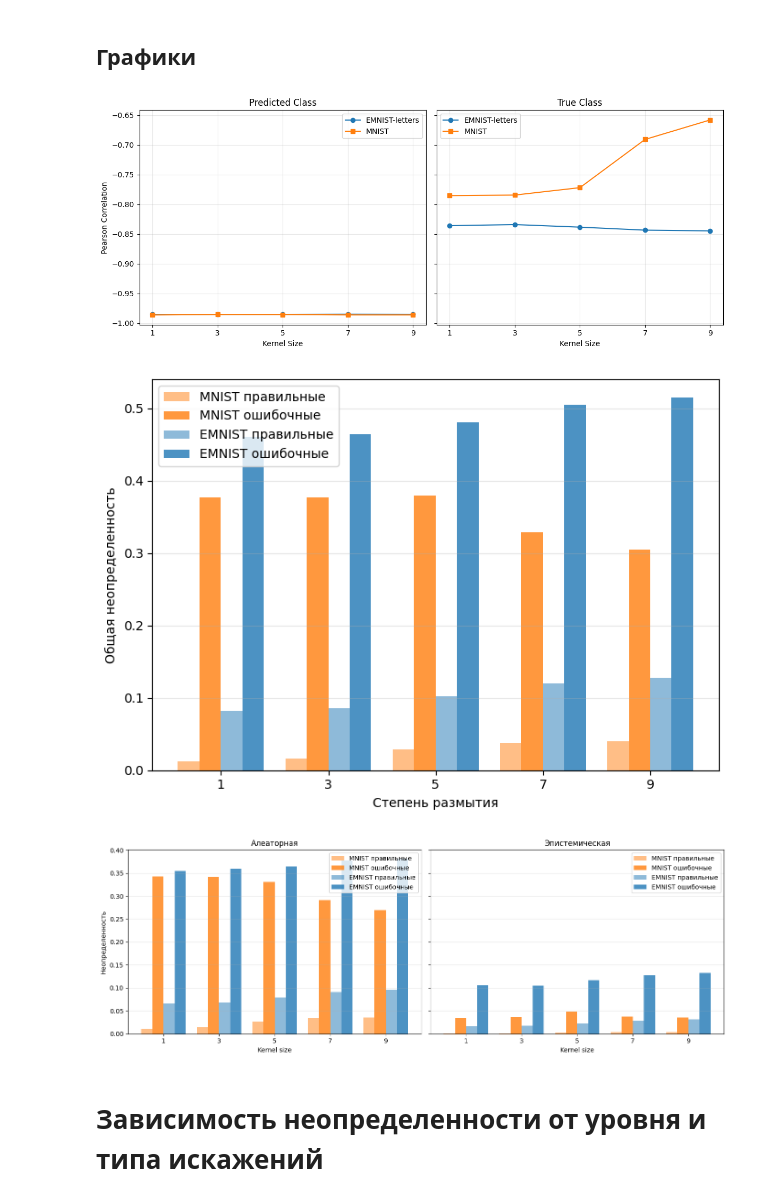
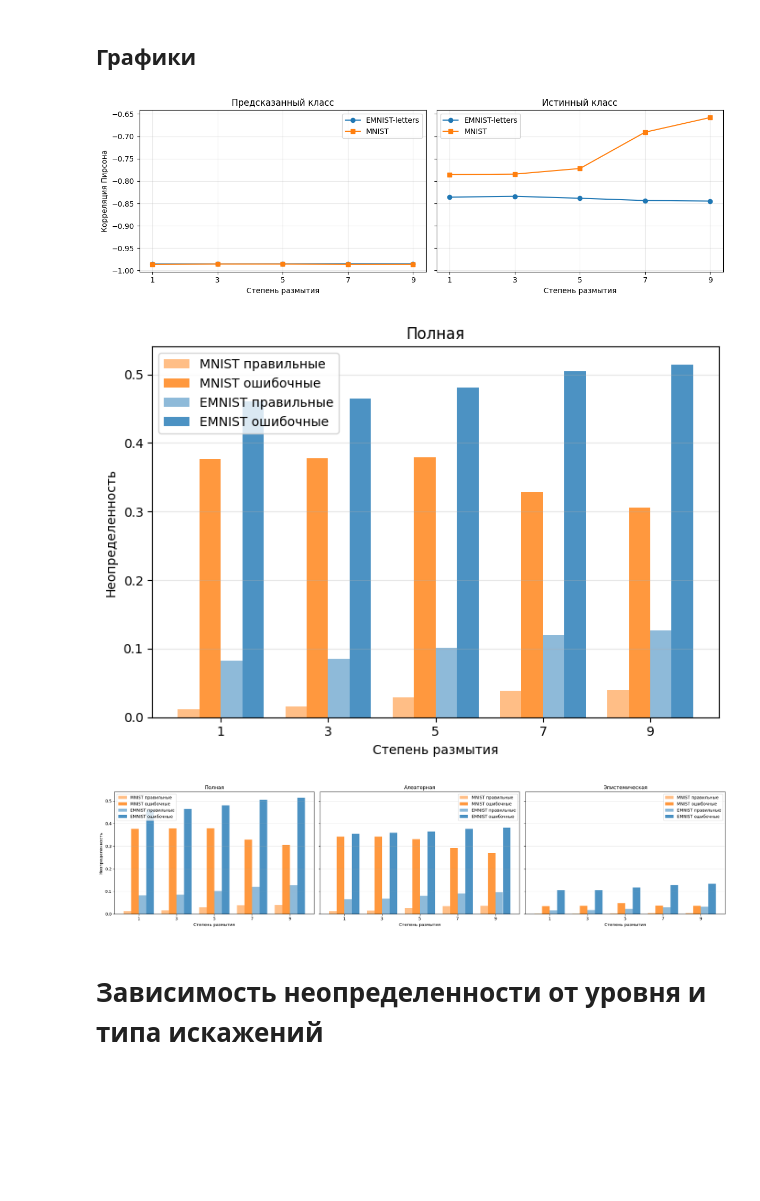
Before and after one commit to qosquo/bayes_nn, a Jupyter notebook: examples/emnist_vs_mnist.ipynb, the cells around one changed output. Drawn from its saved outputs; the diff is of its cells as text; code cells hidden in the pictures; blank space fills up the shorter version.

```diff
--- a/examples/emnist_vs_mnist.ipynb
+++ b/examples/emnist_vs_mnist.ipynb
@@ -48,6 +48,14 @@ emnist_model = LeNet(
     rho_init=-5.724956071835678
 ).to(device)
 
+emnist18_model = LeNet(
+    prior_sigma1=math.exp(-1.3636347242568807),
+    prior_sigma2=math.exp(-6.836981395452928),
+    prior_pi=0.6918513223148149,
+    num_classes=18,
+    rho_init=-5.997174678029607
+).to(device)
+
 # Optimizer (needed to load checkpoint)
 optimizer = torch.optim.Adam(emnist_model.parameters(), lr=config.learning_rate)
 # Load weights
@@ -55,6 +63,8 @@ config.model_name = 'lenet_emnist_lrp9p426em04_logprior1mp847_logprior2m7p293_pr
 load_checkpoint(emnist_model, None, f'{config.checkpoint_path}/{config.model_name}/{config.model_name}_20260317.pth', device)
 config.model_name = 'lenet_mnist_lrp1em04_logprior10_logprior2m6_priorpip5_v1'
 load_checkpoint(mnist_model, optimizer, f'{config.checkpoint_path}/{config.model_name}/{config.get_checkpoint_name(190, date="20260129")}', device)
+config.model_name = 'lenet_emnist_nc18_lr7p825em04_logprior1mp364_logprior2m6p837_priorpip692_rhoinit_m5p997_batch_128_v1'
+load_checkpoint(emnist18_model, optimizer, f'{config.checkpoint_path}/{config.model_name}/{config.get_checkpoint_name(40, date="20260619")}', device)
 # %% [output]
 [checkpoint] Loaded from ../checkpoints/lenet_emnist_lrp9p426em04_logprior1mp847_logprior2m7p293_priorpip446_rhoinit_m5p724_batch_64_v1/lenet_emnist_lrp9p426em04_logprior1mp847_logprior2m7p293_priorpi ...
 [checkpoint] Loaded from ../checkpoints/lenet_mnist_lrp1em04_logprior10_logprior2m6_priorpip5_v1/lenet_mnist_lrp1em04_logprior10_logprior2m6_priorpip5_v1_epoch_190_20260129.pth, starting at epoch 191
@@ -330,34 +341,34 @@ Kernel 9: E[epistemic]=0.006034, E[aleatoric]=0.052973, ratio=0.1139
 # %% [markdown]
 ## Графики
 # %%
-fig, axes = plt.subplots(1, 2, figsize=(12, 5), sharey=True)
+fig, axes = plt.subplots(1, 2, figsize=(12, 4), sharey=True)
 
 colors = {'E': 'C0', 'M': 'C1'}
 markers = {'E': 'o', 'M': 's'}
 
 # Левый subplot — pred_conf
 axes[0].plot(kernel_sizes, emnist_correlations_pred, marker=markers['E'], color=colors['E'], label='EMNIST-letters')
 axes[0].plot(kernel_sizes, mnist_correlations_pred, marker=markers['M'], color=colors['M'], label='MNIST')
-axes[0].set_title('Predicted Class')
+axes[0].set_title('Предсказанный класс')
 axes[0].set_xticks(kernel_sizes)
-axes[0].set_xlabel("Kernel Size")
-axes[0].set_ylabel("Pearson Correlation")
+axes[0].set_xlabel("Степень размытия")
+axes[0].set_ylabel("Корреляция Пирсона")
 axes[0].grid(True, alpha=0.3)
 axes[0].legend()
 
 # Правый subplot — true_conf
 axes[1].plot(kernel_sizes, emnist_correlations_true, marker=markers['E'], color=colors['E'], label='EMNIST-letters')
 axes[1].plot(kernel_sizes, mnist_correlations_true, marker=markers['M'], color=colors['M'], label='MNIST')
-axes[1].set_title('True Class')
+axes[1].set_title('Истинный класс')
 axes[1].set_xticks(kernel_sizes)
-axes[1].set_xlabel("Kernel Size")
+axes[1].set_xlabel("Степень размытия")
 axes[1].grid(True, alpha=0.3)
 axes[1].legend()
 
 plt.tight_layout()
 plt.show()
 # %% [output]
-[figure, old version]
+[figure, new version]
 # %%
 x = np.arange(len(kernel_sizes))
 x_labels = [str(k) for k in kernel_sizes]
@@ -370,8 +381,9 @@ ax.bar(x - 1.5*width, mnist_mean_unc_correct,   width, label='MNIST правил
 ax.bar(x - 0.5*width, mnist_mean_unc_incorrect,  width, label='MNIST ошибочные',  color=colors['M'], alpha=0.8)
 ax.bar(x + 0.5*width, emnist_mean_unc_correct,   width, label='EMNIST правильные',   color=colors['E'], alpha=0.5)
 ax.bar(x + 1.5*width, emnist_mean_unc_incorrect,  width, label='EMNIST ошибочные', color=colors['E'], alpha=0.8)
+ax.set_title('Полная')
 ax.set_xlabel('Степень размытия')
-ax.set_ylabel('Общая неопределенность')
+ax.set_ylabel('Неопределенность')
 ax.set_xticks(x)
 ax.set_xticklabels(x_labels)
 ax.grid(True, axis='y', alpha=0.3)
@@ -380,12 +392,14 @@ plt.tight_layout()
 plt.show()
 
 # Aleatoric + Epistemic — один график с sharey=True
-fig, axes = plt.subplots(1, 2, figsize=(14, 5), sharey=True)
+fig, axes = plt.subplots(1, 3, figsize=(21, 5), sharey=True)
 
 for ax, title, m_c, m_i, e_c, e_i in [
-    (axes[0], 'Алеаторная', mnist_mean_aunc_correct, mnist_mean_aunc_incorrect,
+    (axes[0], 'Полная', mnist_mean_unc_correct, mnist_mean_unc_incorrect,
+     emnist_mean_unc_correct, emnist_mean_unc_incorrect),
+    (axes[1], 'Алеаторная', mnist_mean_aunc_correct, mnist_mean_aunc_incorrect,
      emnist_mean_aunc_correct, emnist_mean_aunc_incorrect),
-    (axes[1], 'Эпистемическая', mnist_mean_eunc_correct, mnist_mean_eunc_incorrect,
+    (axes[2], 'Эпистемическая', mnist_mean_eunc_correct, mnist_mean_eunc_incorrect,
      emnist_mean_eunc_correct, emnist_mean_eunc_incorrect),
 ]:
     ax.bar(x - 1.5*width, m_c, width, label='MNIST правильные',    color=colors['M'], alpha=0.5)
@@ -393,7 +407,7 @@ for ax, title, m_c, m_i, e_c, e_i in [
     ax.bar(x + 0.5*width, e_c, width, label='EMNIST правильные',   color=colors['E'], alpha=0.5)
     ax.bar(x + 1.5*width, e_i, width, label='EMNIST ошибочные', color=colors['E'], alpha=0.8)
     ax.set_title(title)
-    ax.set_xlabel('Kernel size')
+    ax.set_xlabel('Степень размытия')
     ax.set_xticks(x)
     ax.set_xticklabels(x_labels)
     ax.grid(True, axis='y', alpha=0.3)
@@ -403,8 +417,8 @@ axes[0].set_ylabel('Неопределенность')
 plt.tight_layout()
 plt.show()
 # %% [output]
-[figure, old version]
+[figure, new version]
-[figure, old version]
+[figure, new version]
 # %% [markdown]
 # Зависимость неопределенности от уровня и типа искажений
 # %%
```
Also changed, not shown: parts of 3 cells of this notebook.
